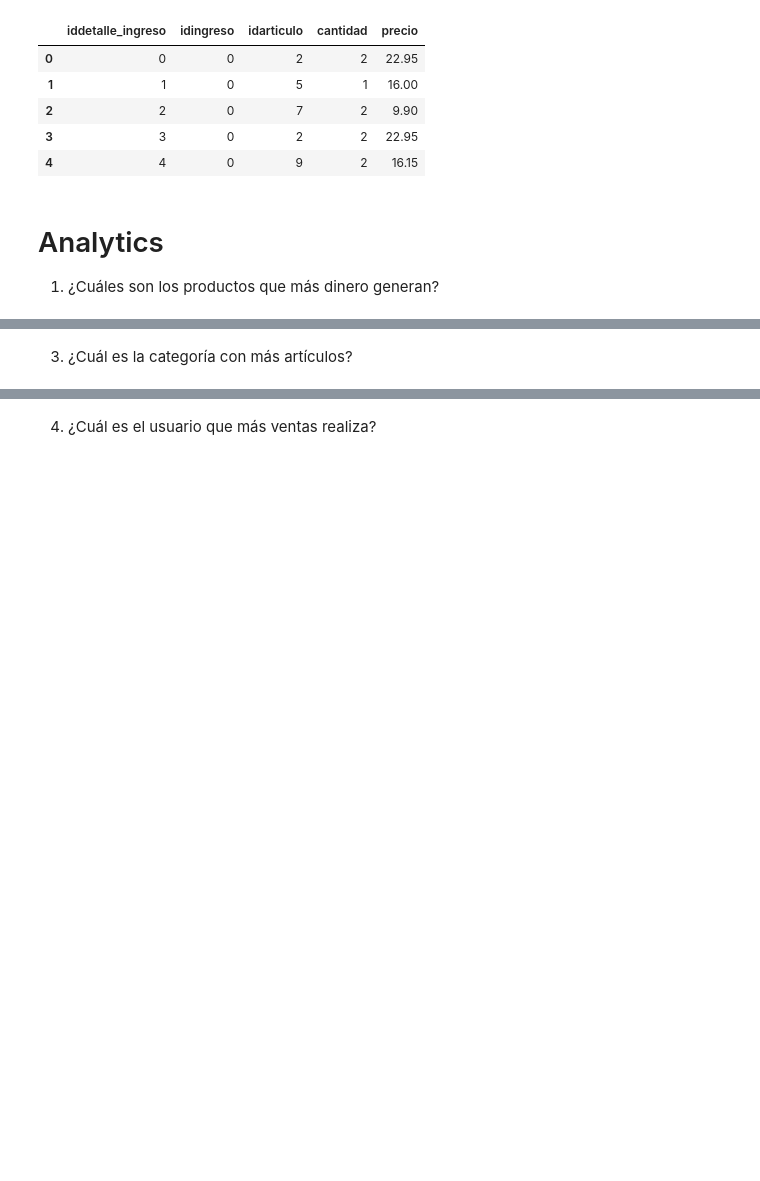
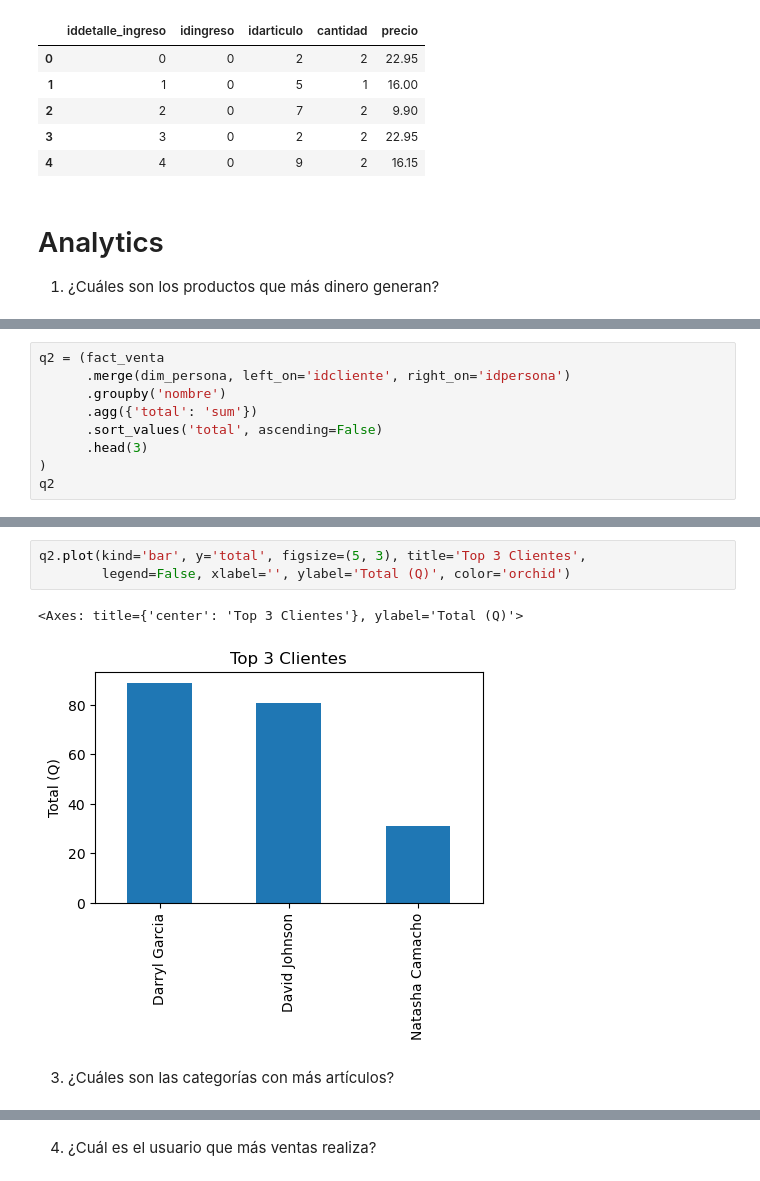
Before and after one commit to 13001893/cdp_proyecto_2, a Jupyter notebook: cdp_proyecto_2_analytics.ipynb, the cells around one changed output, grey strips where cells are left out. Cells and saved outputs as stored; diff of their text form; blank space fills up the shorter version.

```diff
--- a/cdp_proyecto_2_analytics.ipynb
+++ b/cdp_proyecto_2_analytics.ipynb
@@ -118,0 +143,9 @@ dim_ingreso.head()
+# %%
+q2 = (fact_venta
+      .merge(dim_persona, left_on='idcliente', right_on='idpersona')
+      .groupby('nombre')
+      .agg({'total': 'sum'})
+      .sort_values('total', ascending=False)
+      .head(3)
+)
+q2
@@ -119,2 +158,8 @@ dim_ingreso.head()
+# %%
+q2.plot(kind='bar', y='total', figsize=(5, 3), title='Top 3 Clientes',
+        legend=False, xlabel='', ylabel='Total (Q)', color='orchid')
+# %% [output]
+<Axes: title={'center': 'Top 3 Clientes'}, ylabel='Total (Q)'>
+[figure, added]
 # %% [markdown]
-3. ¿Cuál es la categoría con más artículos?
+3. ¿Cuáles son las categorías con más artículos?
```
Also changed, not shown: parts of 11 cells of this notebook.
